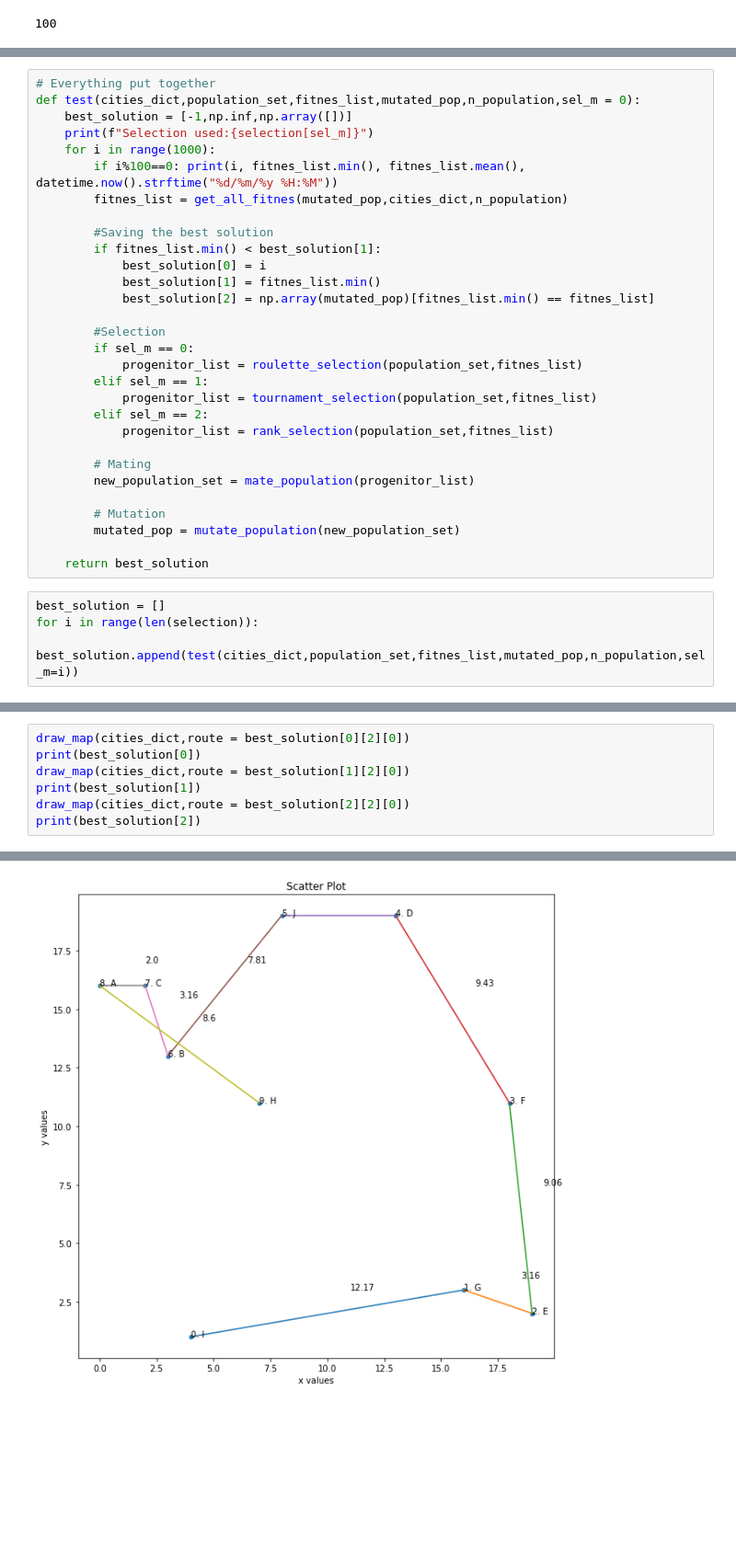
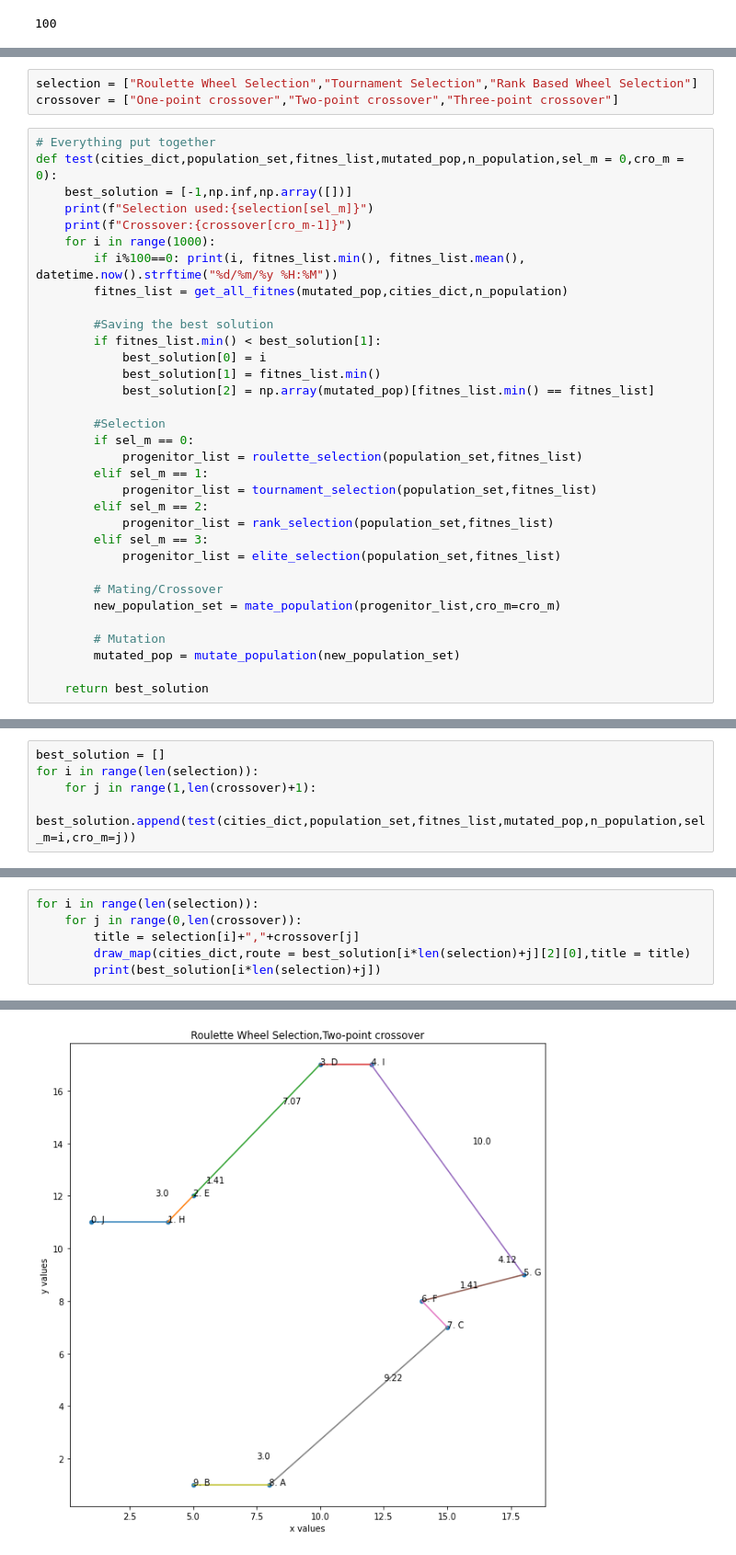
Before and after one commit to CalebThian/Genetic-Algorithm-Basic, a Jupyter notebook: GA.ipynb, the cells around one changed output, grey strips where cells are left out. Shown: that part at 92% size. Drawn from its saved outputs; the diff is of its cells as text; blank space fills up the shorter version.

Commit message:
Finish multi-point crossover

```diff
--- a/GA.ipynb
+++ b/GA.ipynb
@@ -282,8 +374,12 @@ selection = ["Roulette Wheel Selection","Tournament Selection","Rank Based Wheel
+# %%
+selection = ["Roulette Wheel Selection","Tournament Selection","Rank Based Wheel Selection"]
+crossover = ["One-point crossover","Two-point crossover","Three-point crossover"]
 # %%
 # Everything put together
-def test(cities_dict,population_set,fitnes_list,mutated_pop,n_population,sel_m = 0):
+def test(cities_dict,population_set,fitnes_list,mutated_pop,n_population,sel_m = 0,cro_m = 0):
     best_solution = [-1,np.inf,np.array([])]
     print(f"Selection used:{selection[sel_m]}")
+    print(f"Crossover:{crossover[cro_m-1]}")
     for i in range(1000):
         if i%100==0: print(i, fitnes_list.min(), fitnes_list.mean(), datetime.now().strftime("%d/%m/%y %H:%M"))
         fitnes_list = get_all_fitnes(mutated_pop,cities_dict,n_population)
@@ -301,15 +397,13 @@ def test(cities_dict,population_set,fitnes_list,mutated_pop,n_population,sel_m =
             progenitor_list = tournament_selection(population_set,fitnes_list)
         elif sel_m == 2:
             progenitor_list = rank_selection(population_set,fitnes_list)
+        elif sel_m == 3:
+            progenitor_list = elite_selection(population_set,fitnes_list)
 
-        # Mating
-        new_population_set = mate_population(progenitor_list)
+        # Mating/Crossover
+        new_population_set = mate_population(progenitor_list,cro_m=cro_m)
 
         # Mutation
         mutated_pop = mutate_population(new_population_set)
 
     return best_solution
-# %%
-best_solution = []
-for i in range(len(selection)):
-    best_solution.append(test(cities_dict,population_set,fitnes_list,mutated_pop,n_population,sel_m=i))
@@ -333,0 +410,5 @@ Selection used:Tournament Selection
+# %%
+best_solution = []
+for i in range(len(selection)):
+    for j in range(1,len(crossover)+1):
+        best_solution.append(test(cities_dict,population_set,fitnes_list,mutated_pop,n_population,sel_m=i,cro_m=j))
@@ -334,8 +433,7 @@ Selection used:Tournament Selection
 # %%
-draw_map(cities_dict,route = best_solution[0][2][0])
-print(best_solution[0])
-draw_map(cities_dict,route = best_solution[1][2][0])
-print(best_solution[1])
-draw_map(cities_dict,route = best_solution[2][2][0])
-print(best_solution[2])
+for i in range(len(selection)):
+    for j in range(0,len(crossover)):
+        title = selection[i]+","+crossover[j]
+        draw_map(cities_dict,route = best_solution[i*len(selection)+j][2][0],title = title)
+        print(best_solution[i*len(selection)+j])
 # %% [output]
@@ -344 +442 @@ print(best_solution[2])
-[figure, old version]
+[figure, new version]
```
Also changed, not shown: parts of 19 cells of this notebook.
